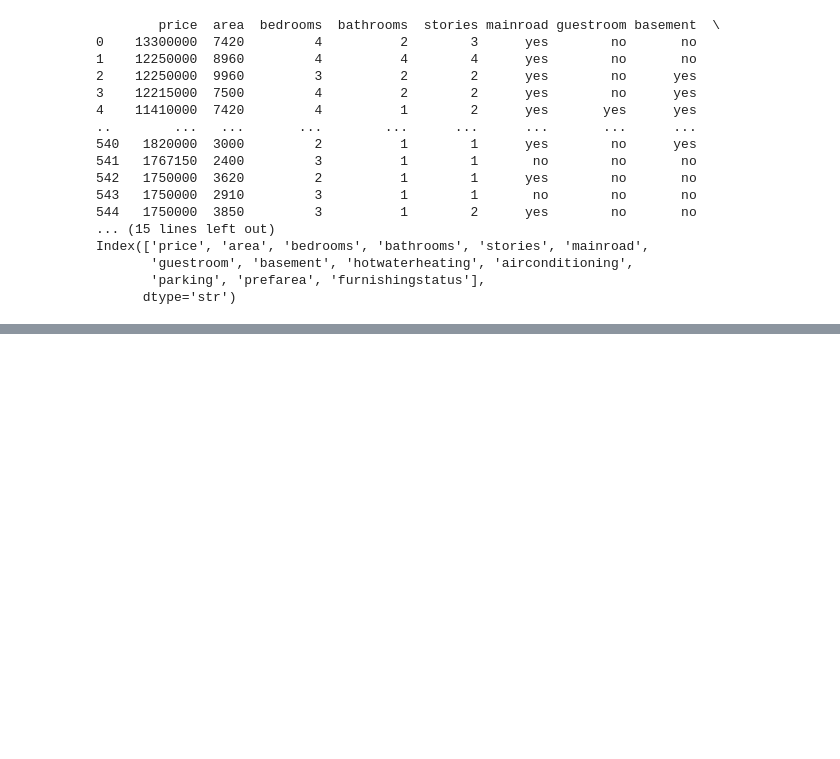
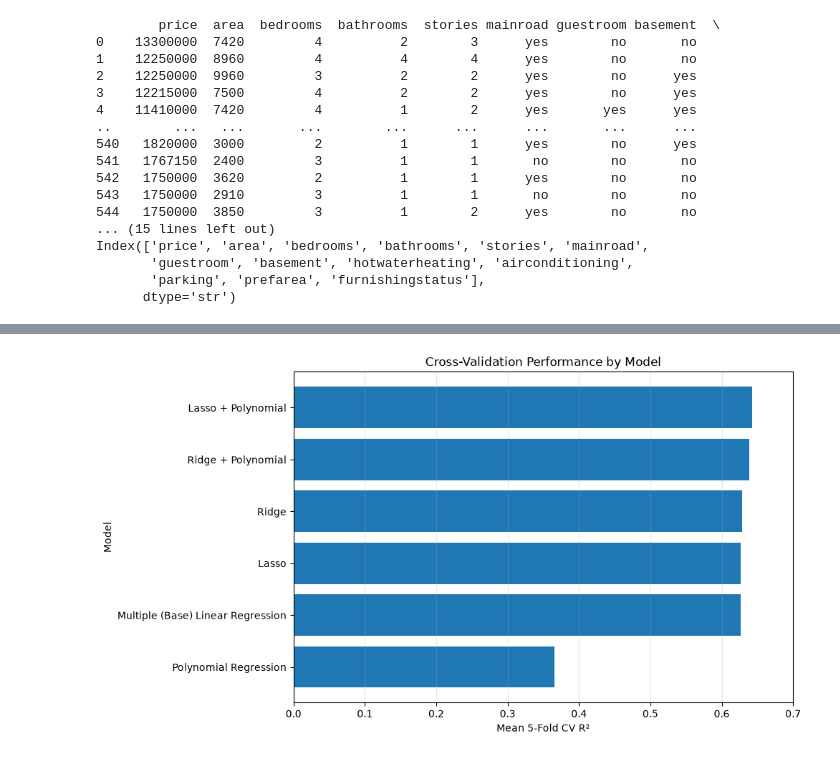
Before and after one commit to montmatt/mzmn-datathon-26, a Jupyter notebook: code.ipynb, the cells around one changed output, grey strips where cells are left out. Cells and saved outputs as stored; diff of their text form; code cells hidden in the pictures; blank space fills up the shorter version.

```diff
--- a/code.ipynb
+++ b/code.ipynb
@@ -69,7 +103,8 @@ X_test_scaled = scaler.transform(X_test)
 # %%
-# Model 1 - Base Model
-from sklearn.linear_model import LinearRegression
+# Model 1 - Multiple Linear Regression (Base Model)
+from sklearn.model_selection import cross_val_score
 
-base_model = LinearRegression()
-base_model.fit(X_train_scaled, y_train)
-y_base_pred = base_model.predict(X_test_scaled)
+cv_base = cross_val_score(pipeline_base, X_train, y_train, cv=5, scoring='r2')
+cv_base_mean = cv_base.mean()
+print("\nModel 1 - Multiple Linear Regression (Base Model)")
+print(f"CV R²: {cv_base_mean:.3f}")
@@ -132,0 +299,20 @@ from sklearn.linear_model import Ridge, Lasso
+# %%
+# Visualization Part 3 - Model Comparison Bar Chart
+results_sorted = results.sort_values("CV R²")
+
+plt.figure(figsize=(9, 6))
+
+plt.barh(
+    results_sorted["Model"],
+    results_sorted["CV R²"]
+)
+
+plt.xlabel("Mean 5-Fold CV R²")
+plt.ylabel("Model")
+plt.title("Cross-Validation Performance by Model")
+plt.xlim(0, 0.7)
+
+plt.grid(axis="x", alpha=0.3)
+plt.show()
+# %% [output]
+[figure, added]
```
Also changed, not shown: parts of 14 cells of this notebook.
